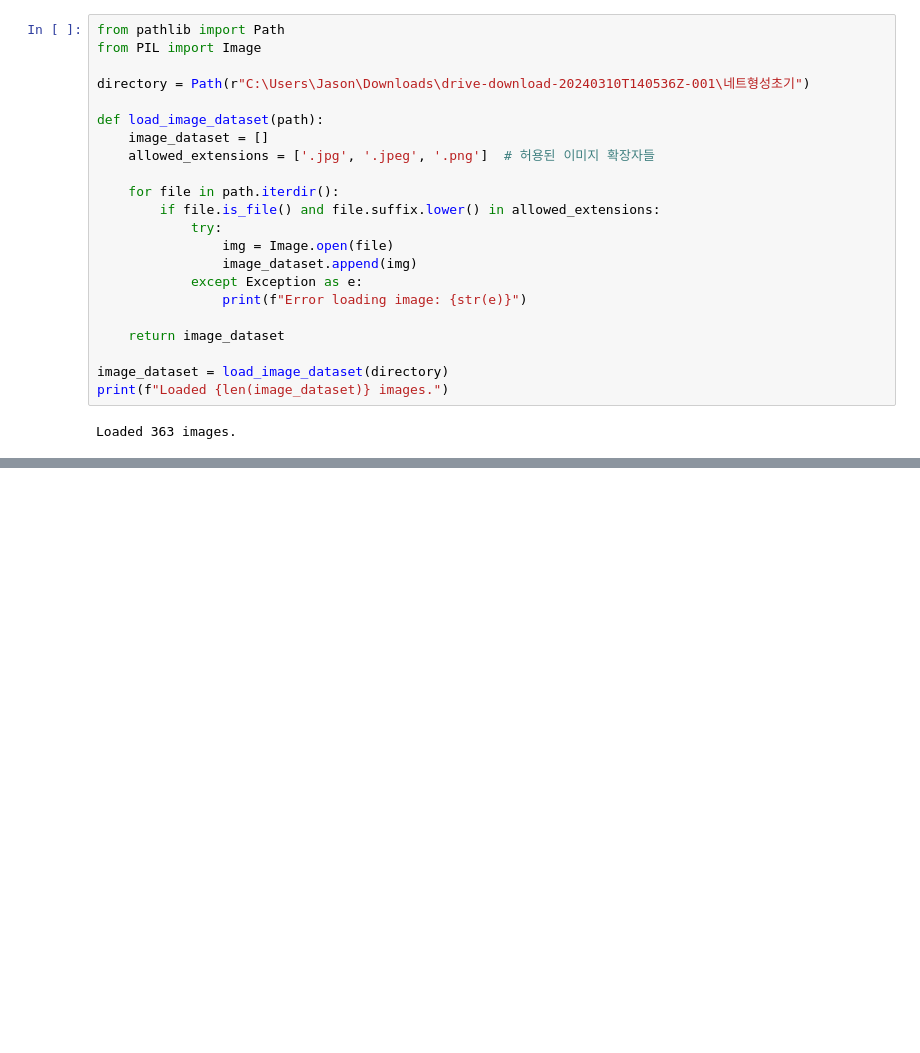
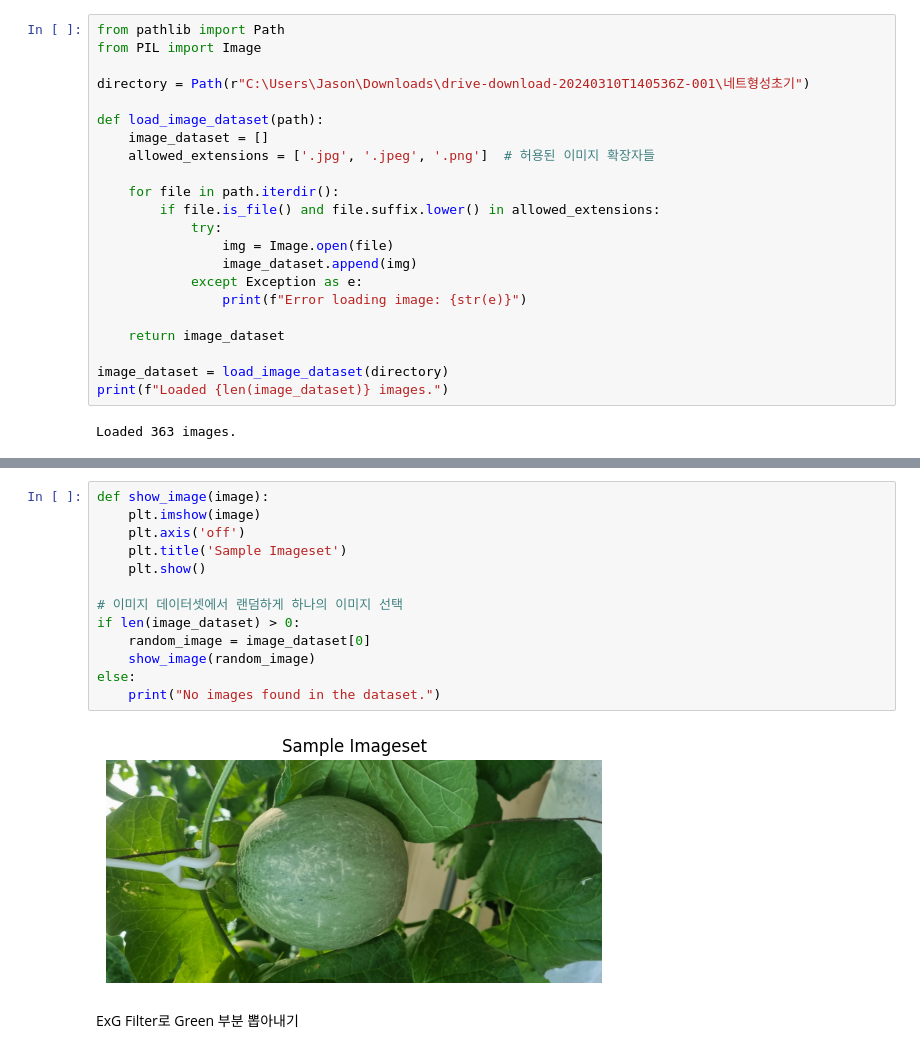
Before and after one commit to tokyodomeparkjisung/2024_RDA_melon, a Jupyter notebook: data_load.ipynb, the cells around one changed output, grey strips where cells are left out. Saved outputs shown, nothing was run; the diff lists cells and outputs as text; blank space fills up the shorter version.

```diff
--- a/data_load.ipynb
+++ b/data_load.ipynb
@@ -58,0 +83,17 @@ Loaded 363 images.
+# %%
+def show_image(image):
+    plt.imshow(image)
+    plt.axis('off')
+    plt.title('Sample Imageset')
+    plt.show()
+
+# 이미지 데이터셋에서 랜덤하게 하나의 이미지 선택
+if len(image_dataset) > 0:
+    random_image = image_dataset[0]
+    show_image(random_image)
+else:
+    print("No images found in the dataset.")
+# %% [output]
+[figure, added]
+# %% [markdown]
+ExG Filter로 Green 부분 뽑아내기
```
Also changed, not shown: parts of 1 cell of this notebook.
